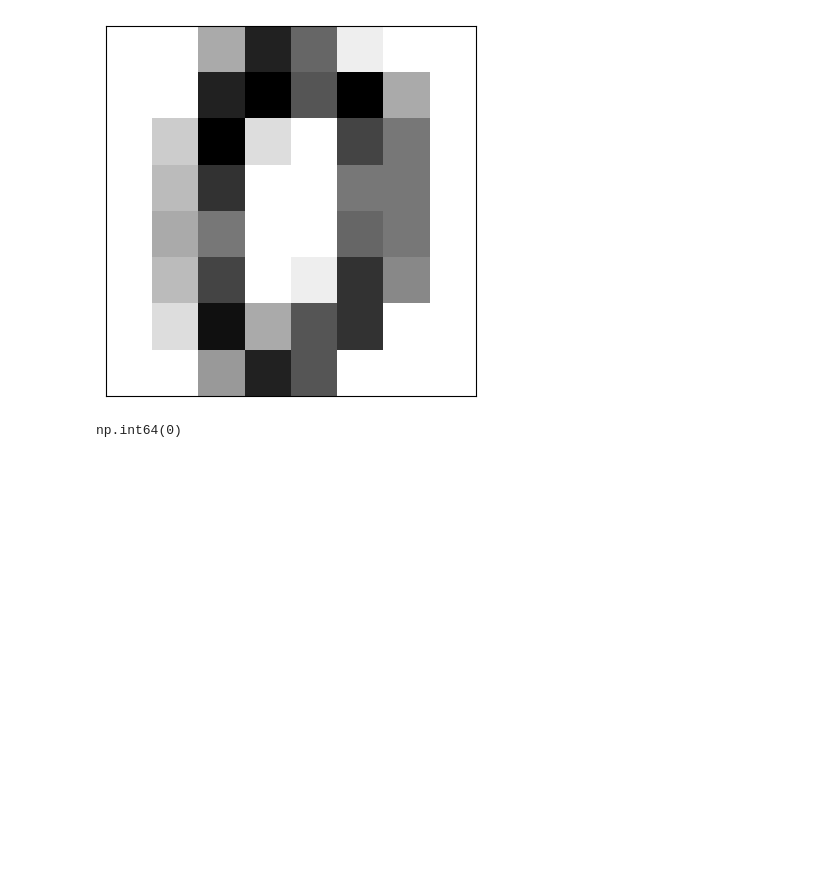
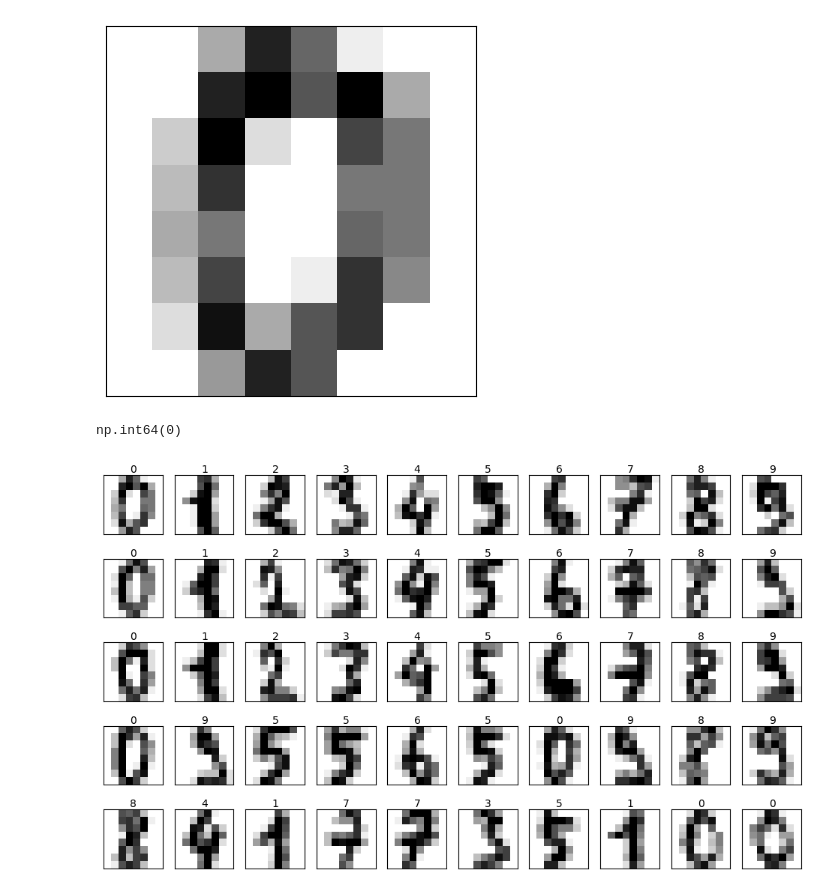
Before and after one commit to Just1919/Multiclass-Classification, a Jupyter notebook: Multiclass_Classification.ipynb, the cells around one changed output. Cells and saved outputs as stored; diff of their text form; code cells hidden in the pictures; blank space fills up the shorter version.

```diff
--- a/Multiclass_Classification.ipynb
+++ b/Multiclass_Classification.ipynb
@@ -84,3 +84,10 @@ plt.imshow(digits.images[0], cmap=plt.cm.gray_r)
 digits.target[0]
 # %% [output]
 np.int64(0)
+# %%
+fig, axes = plt.subplots(5, 10, figsize=(12, 7),subplot_kw={'xticks': [], 'yticks': []})
+for i, ax in enumerate(axes.flat):
+  ax.imshow(digits.images[i], cmap=plt.cm.gray_r)
+  ax.text(0.45, 1.05, str(digits.target[i]), transform=ax.transAxes)
+# %% [output]
+[figure, added]
```
Also changed, not shown: parts of 1 cell of this notebook.
